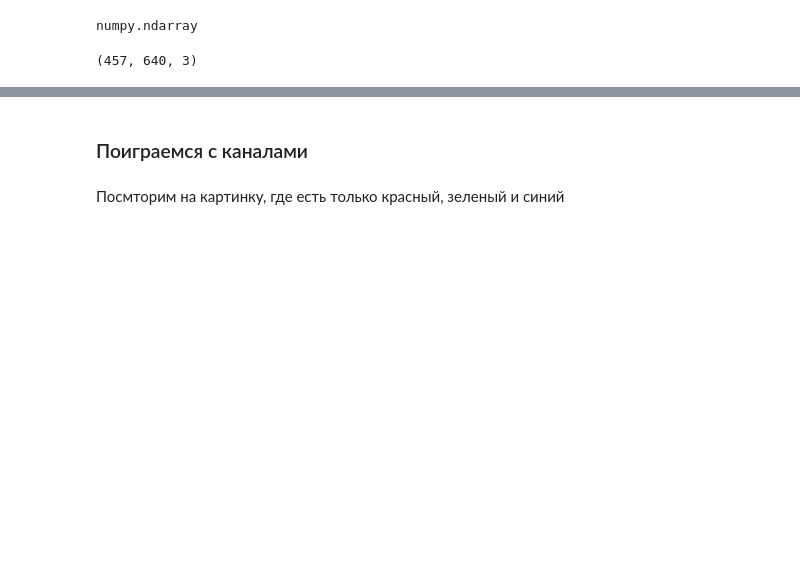
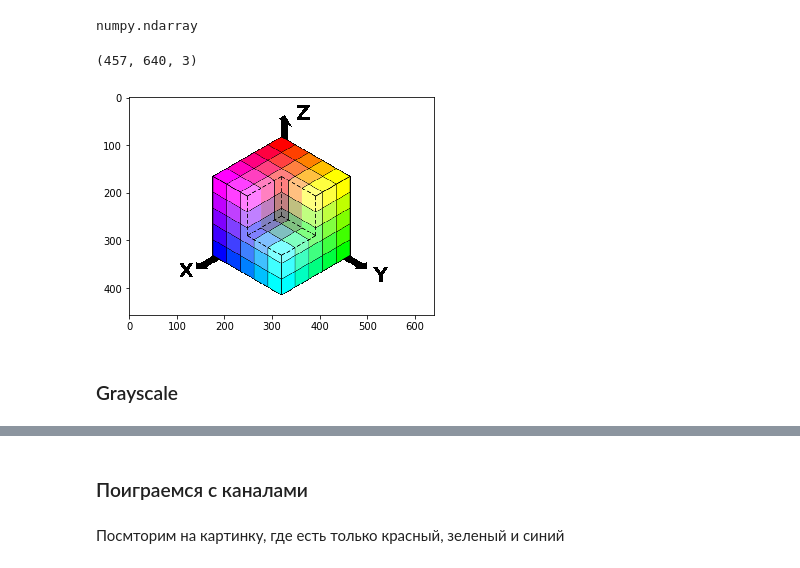
Before and after one commit to Keleas/CV_WOS, a Jupyter notebook: CV_ЗОШ/Lecture_1.ipynb, the cells around one changed output, grey strips where cells are left out. Saved outputs shown, nothing was run; the diff lists cells and outputs as text; code cells hidden in the pictures; blank space fills up the shorter version.

```diff
--- a/CV_ЗОШ/Lecture_1.ipynb
+++ b/CV_ЗОШ/Lecture_1.ipynb
@@ -29,3 +36,10 @@ numpy.ndarray
 img.shape
 # %% [output]
 (457, 640, 3)
+# %%
+## отобразим объект
+plt.imshow(img);
+# %% [output]
+[figure, added]
+# %% [markdown]
+### Grayscale
```
Also changed, not shown: parts of 41 cells of this notebook.
